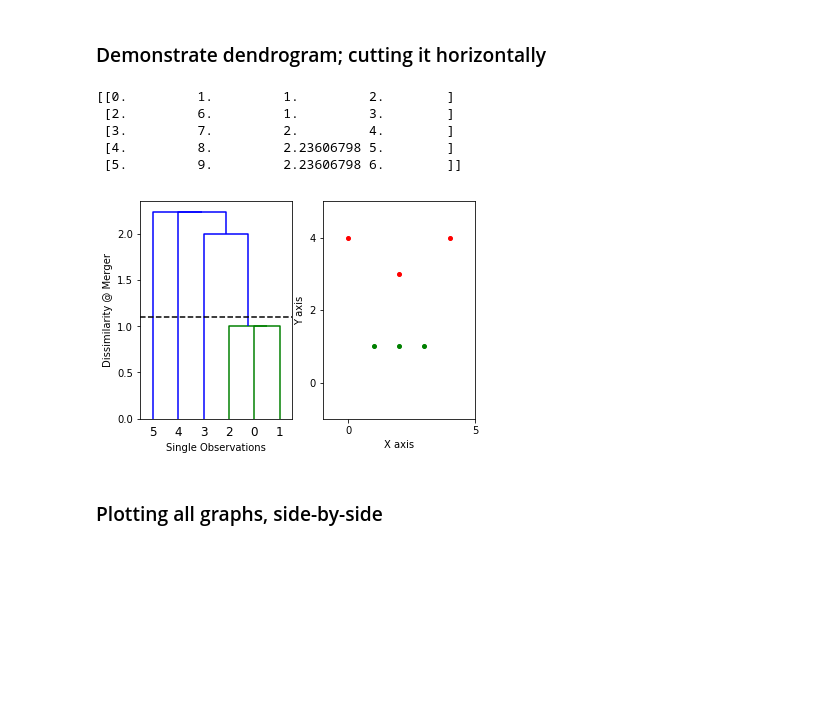
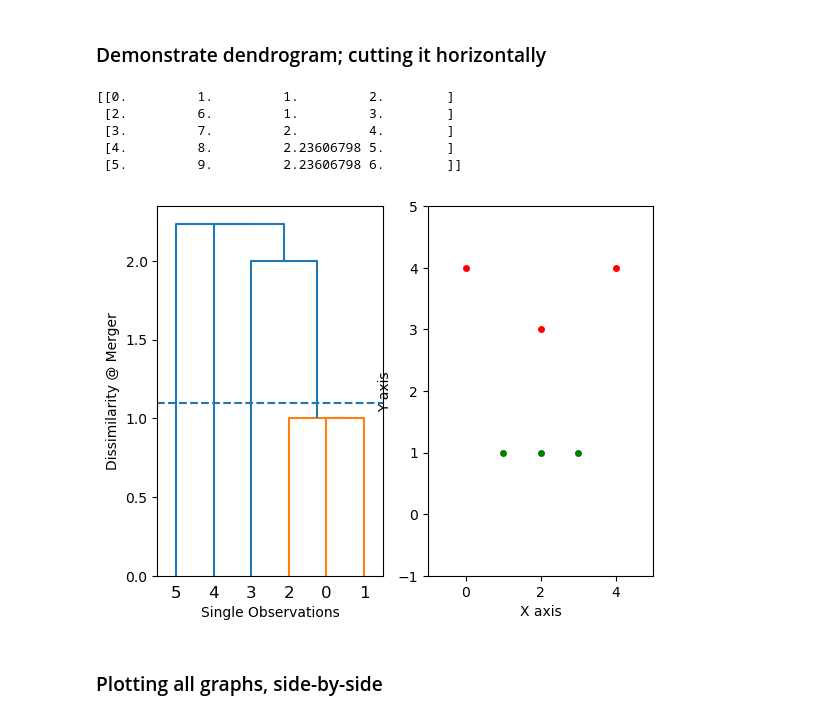
Before and after one commit to openerror/PhysicsLatticeClustering, a Jupyter notebook: ClusteringConcept-Showcase.ipynb, the cells around one changed output. Saved outputs shown, nothing was run; the diff lists cells and outputs as text; code cells hidden in the pictures; blank space fills up the shorter version.

```diff
--- a/ClusteringConcept-Showcase.ipynb
+++ b/ClusteringConcept-Showcase.ipynb
@@ -45,46 +45,47 @@ plt.scatter(occupied_pts[:,1], occupied_pts[:,0])
 
 As for `HCStats`, it records the observations (lattice sites) allocated to each cluster. There are 3 columns in this NumPy array: the X, Y coordinates of each lattice site, followed by an integer cluster ID.
 # %%
-cutoff=1.1
-_, linkage_matrix, HCStats = detectClusters(data=sample_lattice,
-                                            method='single', dendrogram_cutoff=cutoff)
+cutoff = 1.1
+linkage_matrix, HCStats = detect_clusters(
+    data=sample_lattice, method="single", dendrogram_cutoff=cutoff
+)
 # %% [markdown]
 ### Demonstrate dendrogram; cutting it horizontally
 # %%
 fig1, axes = plt.subplots(1,2)
-plt.rcParams['figure.figsize'] = (12,5)
-plt.rcParams['font.size'] = 20
+# plt.rcParams['figure.figsize'] = (12,5)
+# plt.rcParams['font.size'] = 20
 
 # Plot dendrogram with cut-off shown
 dendrogram(linkage_matrix, ax=axes[0])
 axes[0].hlines(y=cutoff,xmin=0, xmax=100, linestyles="dashed")
 
 # Plot scatter plot of data points, colored-coded by cluster
 max_cluster_id = HCStats[-1,-1]
 
 for cid in range(0, max_cluster_id+1):
     mask = (HCStats[:,-1] == cid)
     X = HCStats[mask,0]
     Y = HCStats[mask,1]
     if cid == 0:
         axes[1].scatter(X, Y, color='g', s=16)
     else:
         axes[1].scatter(X, Y, color='r', s=16)
 
 axes[0].set_ylabel("Dissimilarity @ Merger")
 axes[0].set_xlabel("Single Observations")
 axes[1].set_ylabel("Y axis")
 axes[1].set_xlabel("X axis")
 
 axes[1].set_xlim([-1,5]); axes[1].set_ylim([-1,5])
 print(linkage_matrix)
 # %% [output]
 [[0.         1.         1.         2.        ]
  [2.         6.         1.         3.        ]
  [3.         7.         2.         4.        ]
  [4.         8.         2.23606798 5.        ]
  [5.         9.         2.23606798 6.        ]]
-[figure, old version]
+[figure, new version]
 # %% [markdown]
 ### Plotting all graphs, side-by-side
 # %%
```
Also changed, not shown: parts of 3 cells of this notebook, 8 other files.
